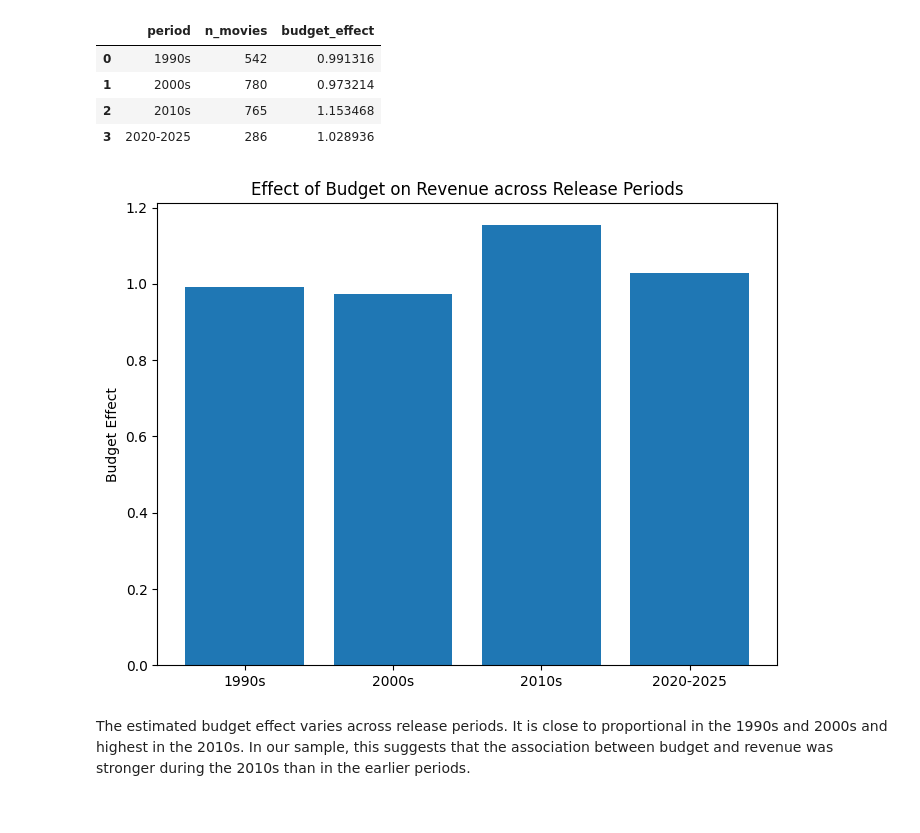
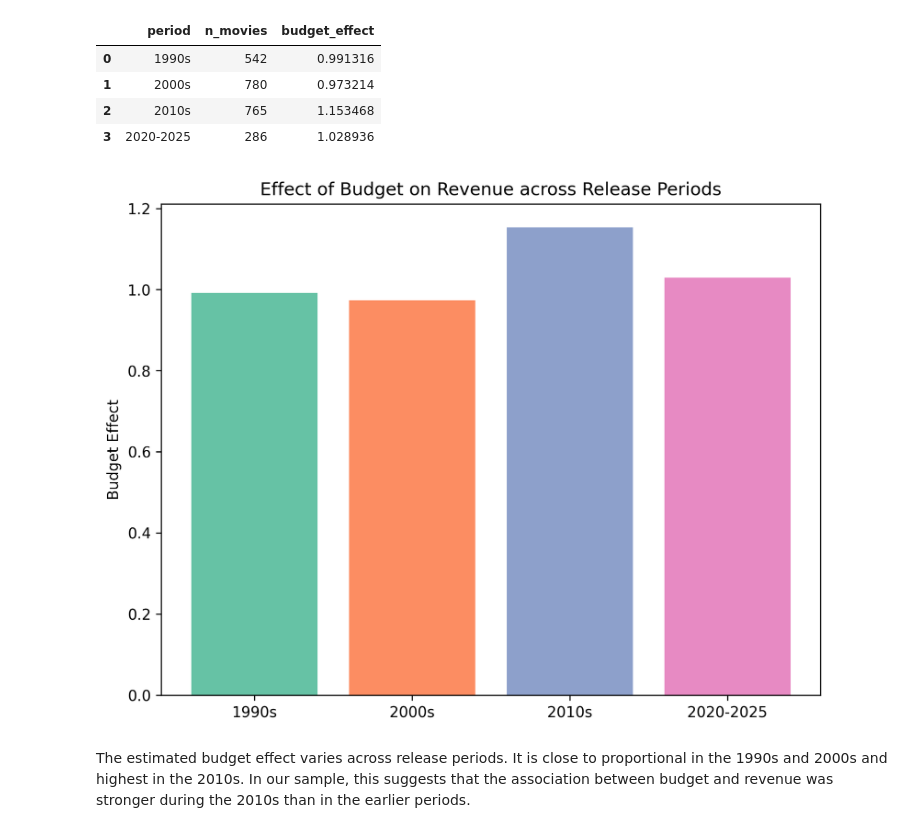
Before and after one commit to Babayaga069/ds_project, a Jupyter notebook: Questions/Q1/analyse.ipynb, the cells around one changed output. Saved outputs shown, nothing was run; the diff lists cells and outputs as text; code cells hidden in the pictures.

```diff
--- a/Questions/Q1/analyse.ipynb
+++ b/Questions/Q1/analyse.ipynb
@@ -75,6 +91,6 @@ R-squared: 0.5413070388052649
 # %%
-# visualize relationship between production budget and revenue
-plt.figure(figsize=(8, 6))
+#production budget and revenue
+plt.figure(figsize=(8, 6), dpi=300)
 
 plt.scatter(
     df_rq1["log_budget"],
@@ -82,9 +98,26 @@ plt.scatter(
     alpha=0.3
 )
 
-plt.xlabel("Log Budget")
-plt.ylabel("Log Revenue")
-plt.title("Relationship between Production Budget and Box Office Revenue")
+
+x = df_rq1["log_budget"]
+y = df_rq1["log_revenue"]
+
+coef = np.polyfit(x, y, 1)
+reg_line = np.poly1d(coef)
+
+plt.plot(
+    x,
+    reg_line(x),
+    color="navy",
+    linewidth=2,
+    label="Regression line"
+)
+
+plt.xlabel("Log Production Budget (USD, original values in millions)")
+plt.ylabel("Log Box Office Revenue (USD, original values in millions)")
+plt.title("Production Budget and Box Office Revenue")
+
+plt.legend()
 
 plt.show()
 # %% [output]
@@ -216,15 +255,21 @@ results_period_df
 | 3 | 2020-2025 | 286 | 1.028936 |
 # %%
 # Visualize budget effect across time periods
-plt.figure(figsize=(8,6))
+plt.figure(figsize=(8,6), dpi=300)
 
-plt.bar(results_period_df["period"], results_period_df["budget_effect"])
+colors = plt.cm.Set2(np.arange(len(results_period_df)))
+
+plt.bar(
+    results_period_df["period"],
+    results_period_df["budget_effect"],
+    color=colors
+)
 
 plt.ylabel("Budget Effect")
 plt.title("Effect of Budget on Revenue across Release Periods")
 
 plt.show()
 # %% [output]
-[figure, old version]
+[figure, new version]
 # %% [markdown]
 The estimated budget effect varies across release periods. It is close to proportional in the 1990s and 2000s and highest in the 2010s. In our sample, this suggests that the association between budget and revenue was stronger during the 2010s than in the earlier periods.
```
Also changed, not shown: parts of 5 cells of this notebook, 2 other files.
